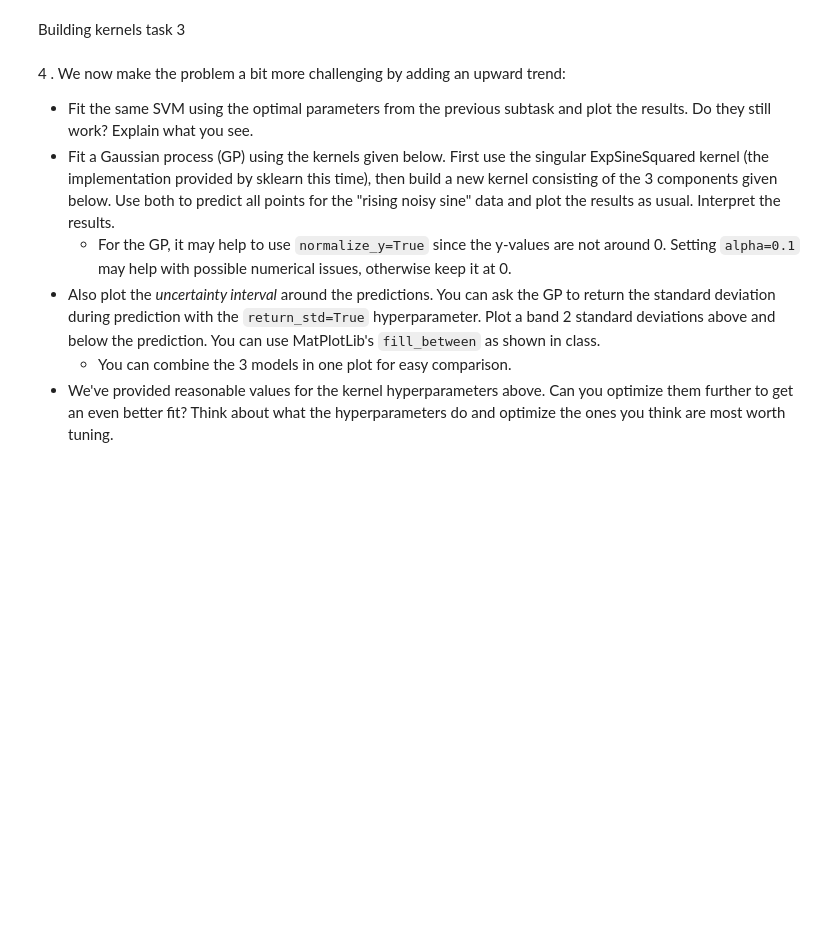
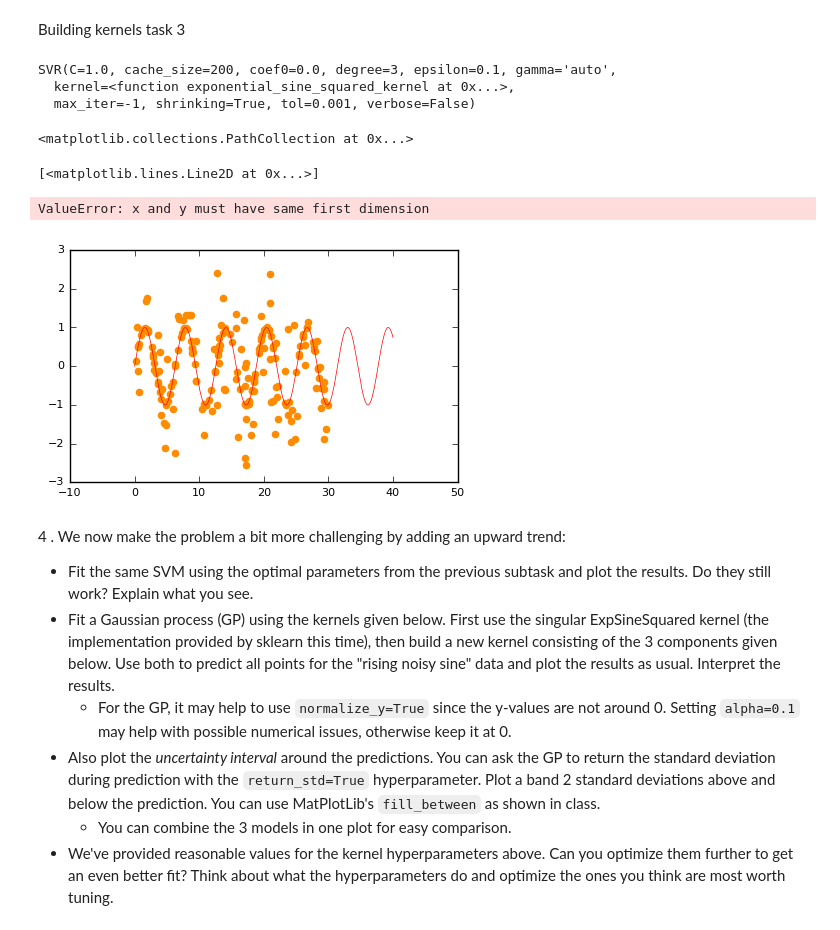
Before and after one commit to schneiderjan/2imm20-assignments, a Jupyter notebook: 1_our_solutions/Assignment 2.ipynb, the cells around one changed output. Cells and saved outputs as stored; diff of their text form; code cells hidden in the pictures; blank space fills up the shorter version.

```diff
--- a/1_our_solutions/Assignment 2.ipynb
+++ b/1_our_solutions/Assignment 2.ipynb
@@ -218,7 +219,7 @@ Building kernels task 3
 # %%
 from scipy.spatial.distance import cdist
 
-def exponential_sine_sqared_kernel(vec_a,vec_b, s, p ):
+def exponential_sine_squared_kernel(vec_a,vec_b, s=1, p=1):
     """
     :param vec_a:
     :param vec_b:
@@ -226,7 +227,34 @@ def exponential_sine_sqared_kernel(vec_a,vec_b, s, p ):
     :param p: periodicity
     :return:
     """
-    return np.exp(-s*np.sin(np.pi/p0)*cdist(vec_a, vec_b, metric='euclidean')**2)
+    pi_over_p = np.pi/p
+    mag_vec_a_minus_vec_b = cdist(vec_a, vec_b, metric='euclidean')
+    sine_ = np.sin(pi_over_p*mag_vec_a_minus_vec_b)
+    return np.exp(-s * sine_** 2)
+# %%
+svr_sine = SVR(kernel=exponential_sine_squared_kernel)
+svr_sine.fit(X_train, y_train)
+
+y_pred_sine = svr_sine.predict(X_test)
+# %% [output]
+SVR(C=1.0, cache_size=200, coef0=0.0, degree=3, epsilon=0.1, gamma='auto',
+  kernel=<function exponential_sine_squared_kernel at 0x...>,
+  max_iter=-1, shrinking=True, tol=0.001, verbose=False)
+# %%
+lw = 1
+plt.scatter(X, y, color='darkorange', label='data')
+plt.plot(X_plot, true_y, color='red', label='true y\'s')
+plt.plot(X_plot, y_pred_sine, color='navy', lw=lw, label='exp sine squared')
+plt.xlabel('data')
+plt.ylabel('target')
+plt.title('Support Vector Regression')
+plt.legend()
+plt.show()
+# %% [output]
+<matplotlib.collections.PathCollection at 0x...>
+[<matplotlib.lines.Line2D at 0x...>]
+ValueError: x and y must have same first dimension
+[figure, added]
 # %% [markdown]
 4 . We now make the problem a bit more challenging by adding an upward trend:
 
```
Also changed, not shown: parts of 5 cells of this notebook.
